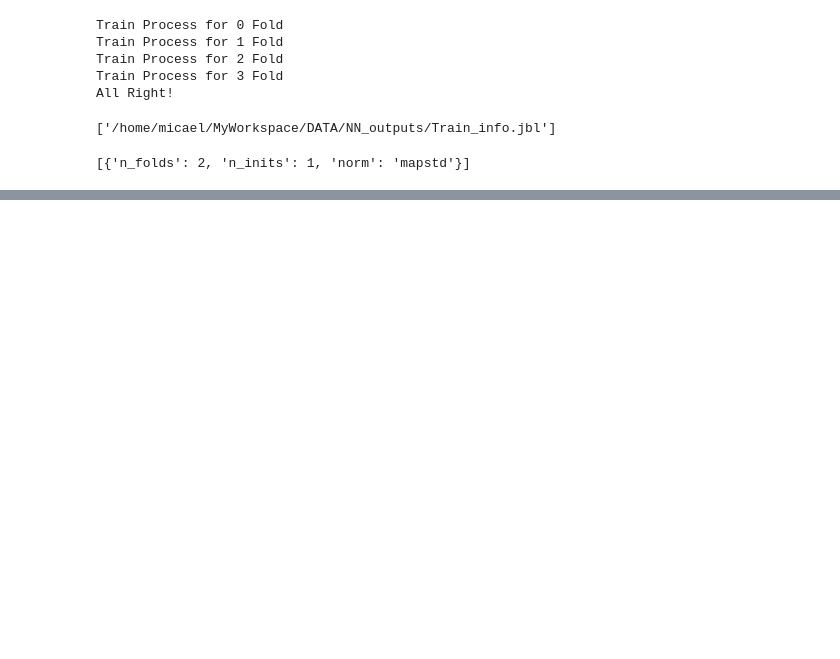
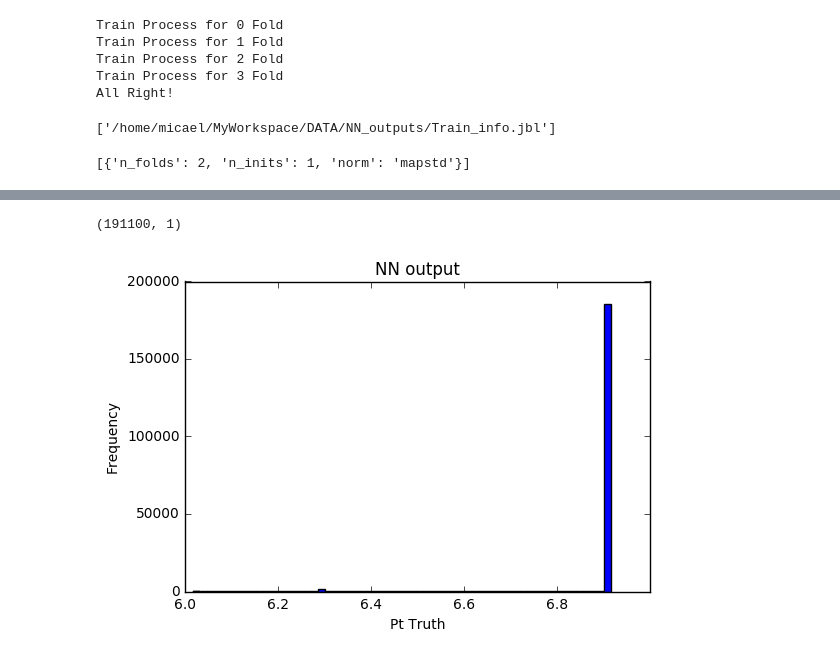
Before and after one commit to micaelverissimo/PtRelAnalysis, a Jupyter notebook: NeuralAnalysis.ipynb, the cells around one changed output, grey strips where cells are left out. Drawn from its saved outputs; the diff is of its cells as text; code cells hidden in the pictures; blank space fills up the shorter version.

```diff
--- a/NeuralAnalysis.ipynb
+++ b/NeuralAnalysis.ipynb
@@ -205,0 +229,11 @@ plt.show()
+# %%
+import matplotlib.pyplot as plt
+
+plt.hist(NN_output, 60)
+plt.title("NN output")
+plt.xlabel("Pt Truth")
+plt.ylabel("Frequency")
+plt.show()
+# %% [output]
+(191100, 1)
+[figure, added]
```
Also changed, not shown: parts of 9 cells of this notebook.
